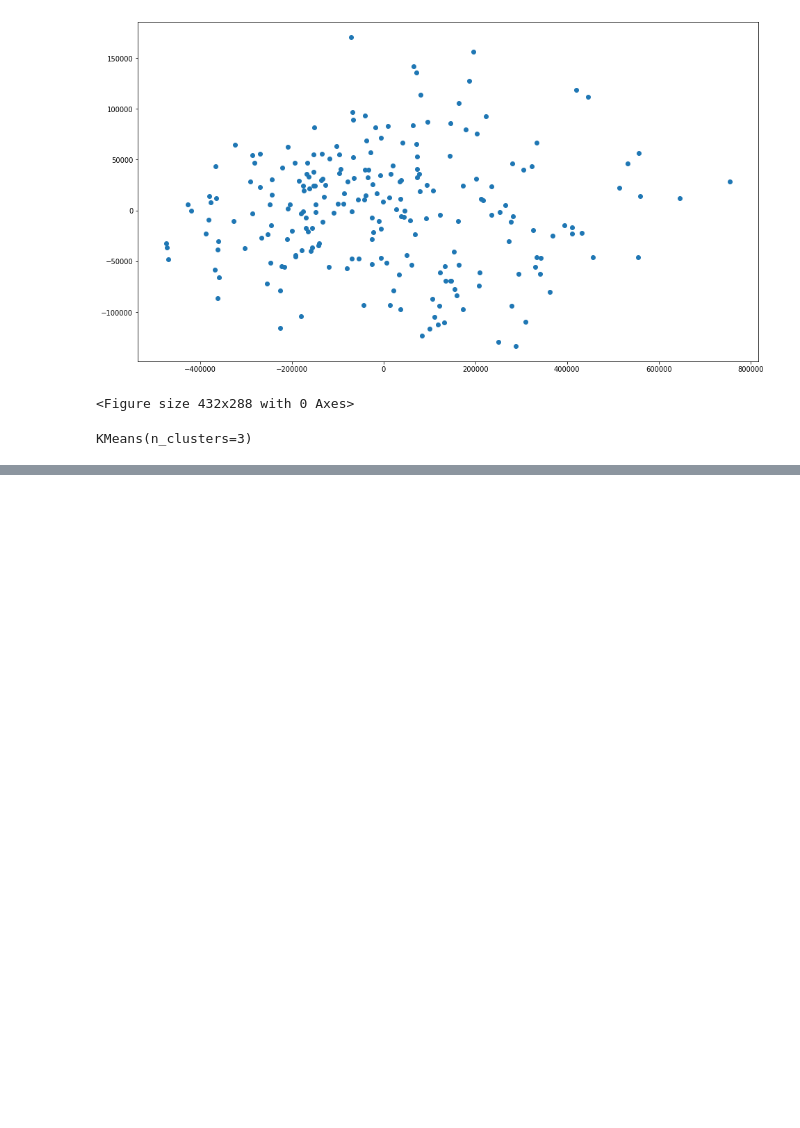
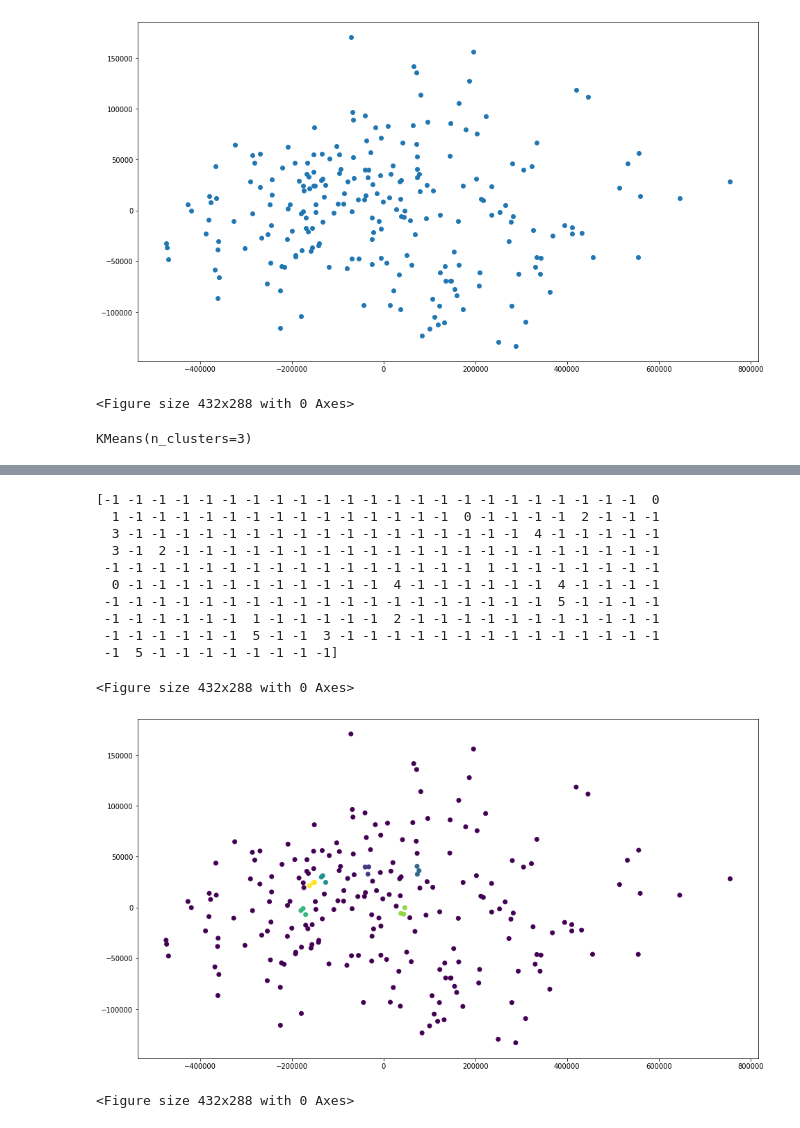
Before and after one commit to garciaml/my-analysis, a Jupyter notebook: clustering_analysis.ipynb, the cells around one changed output, grey strips where cells are left out. Drawn from its saved outputs; the diff is of its cells as text; code cells hidden in the pictures; blank space fills up the shorter version.

Commit message:
Adding DBSCAN algorithm

```diff
--- a/clustering_analysis.ipynb
+++ b/clustering_analysis.ipynb
@@ -63 +63,23 @@ plt.figure()
 <Figure size 432x288 with 0 Axes>
+# %%
+# Perform a k-Median
+clustering = cluster.DBSCAN(eps=10000, min_samples=3).fit(X)
+print(clustering.labels_)
+# Let's visualize the clusters
+plt.figure(figsize=(16,9))
+plt.scatter(X[:, 0], X[:, 1], c=clustering.labels_)
+plt.figure()
+# %% [output]
+[-1 -1 -1 -1 -1 -1 -1 -1 -1 -1 -1 -1 -1 -1 -1 -1 -1 -1 -1 -1 -1 -1 -1  0
+  1 -1 -1 -1 -1 -1 -1 -1 -1 -1 -1 -1 -1 -1 -1  0 -1 -1 -1 -1  2 -1 -1 -1
+  3 -1 -1 -1 -1 -1 -1 -1 -1 -1 -1 -1 -1 -1 -1 -1 -1 -1  4 -1 -1 -1 -1 -1
+  3 -1  2 -1 -1 -1 -1 -1 -1 -1 -1 -1 -1 -1 -1 -1 -1 -1 -1 -1 -1 -1 -1 -1
+ -1 -1 -1 -1 -1 -1 -1 -1 -1 -1 -1 -1 -1 -1 -1 -1  1 -1 -1 -1 -1 -1 -1 -1
+  0 -1 -1 -1 -1 -1 -1 -1 -1 -1 -1 -1  4 -1 -1 -1 -1 -1 -1  4 -1 -1 -1 -1
+ -1 -1 -1 -1 -1 -1 -1 -1 -1 -1 -1 -1 -1 -1 -1 -1 -1 -1 -1  5 -1 -1 -1 -1
+ -1 -1 -1 -1 -1 -1  1 -1 -1 -1 -1 -1  2 -1 -1 -1 -1 -1 -1 -1 -1 -1 -1 -1
+ -1 -1 -1 -1 -1 -1  5 -1 -1  3 -1 -1 -1 -1 -1 -1 -1 -1 -1 -1 -1 -1 -1 -1
+ -1  5 -1 -1 -1 -1 -1 -1 -1 -1]
+<Figure size 432x288 with 0 Axes>
+[figure, added]
+<Figure size 432x288 with 0 Axes>
```
Also changed, not shown: parts of 2 cells of this notebook.
